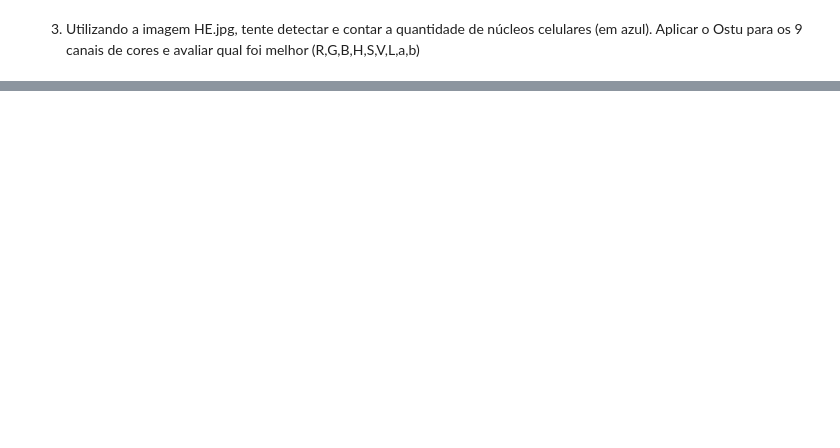
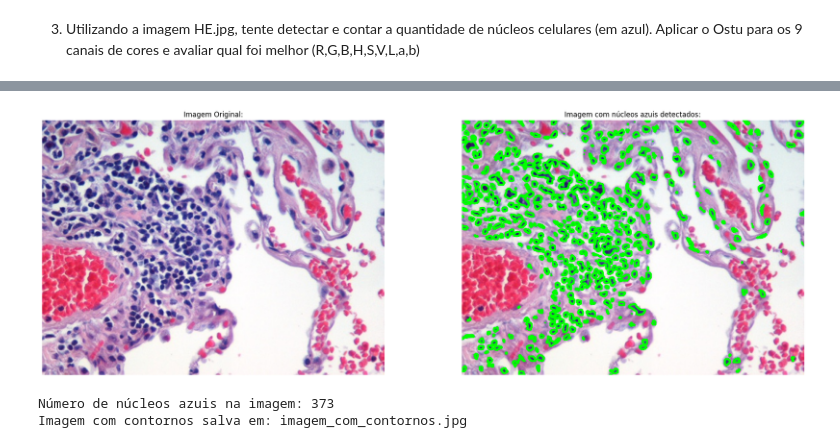
Before and after one commit to lazarojoabe/Processamento-Digital-De-Imagens, a Jupyter notebook: Lab09 - Color/lab09.ipynb, the cells around one changed output, grey strips where cells are left out. Saved outputs shown, nothing was run; the diff lists cells and outputs as text; code cells hidden in the pictures; blank space fills up the shorter version.

Commit message:
detecção de nucleos azuis realizada

```diff
--- a/Lab09 - Color/lab09.ipynb
+++ b/Lab09 - Color/lab09.ipynb
@@ -109,0 +225,56 @@ plt.imshow(img_he_RGB);
+# %%
+import cv2
+import numpy as np
+from matplotlib import pyplot as plt
+
+img = cv2.imread('HE.jpg')
+
+# Convertendo a imagem para o espaço de cor HSV (Hue, Saturation, Value)
+hsv_img = cv2.cvtColor(img, cv2.COLOR_BGR2HSV)
+
+lower_blue = np.array([100, 100, 100], dtype=np.uint8)
+upper_blue = np.array([140, 255, 255], dtype=np.uint8)
+
+# Criando uma máscara para os tons de azul
+blue_mask = cv2.inRange(hsv_img, lower_blue, upper_blue)
+
+# Encontrando contornos na imagem segmentada
+contours, _ = cv2.findContours(blue_mask, cv2.RETR_EXTERNAL, cv2.CHAIN_APPROX_SIMPLE)
+
+# Desenhando os contornos na imagem original
+img_contours = img.copy()
+cv2.drawContours(img_contours, contours, -1, (0, 255, 0), 2)
+
+# Contando os núcleos celulares
+num_nucleos = len(contours)
+
+# Mostrando as imagens resultantes
+titles = ['Original Image', 'Blue Nuclei Segmentation', 'Contours']
+images = [cv2.cvtColor(img, cv2.COLOR_BGR2RGB), blue_mask, cv2.cvtColor(img_contours, cv2.COLOR_BGR2RGB)]
+
+img_contours_rgb = cv2.cvtColor(img_contours, cv2.COLOR_BGR2RGB)
+img = cv2.cvtColor(img, cv2.COLOR_BGR2RGB)
+fig = plt.figure(figsize=(24, 8))
+
+plt.subplot(1, 2, 1).set_title("Imagem Original:")
+plt.imshow(img)
+plt.axis('off')
+
+plt.subplot(1, 2, 2).set_title("Imagem com núcleos azuis detectados:")
+plt.imshow(img_contours_rgb)
+plt.axis('off')
+
+plt.show()
+
+print(f'Número de núcleos azuis na imagem: {num_nucleos}')
+# Converter img_contours para RGB antes de salvar
+img_contours_rgb_for_saving = cv2.cvtColor(img_contours_rgb, cv2.COLOR_BGR2RGB)
+
+output_path = 'imagem_com_contornos.jpg'
+cv2.imwrite(output_path, img_contours_rgb_for_saving)
+
+print(f'Imagem com contornos salva em: {output_path}')
+# %% [output]
+[figure, added]
+Número de núcleos azuis na imagem: 373
+Imagem com contornos salva em: imagem_com_contornos.jpg
```
Also changed, not shown: parts of 7 cells of this notebook, 1 other file.
